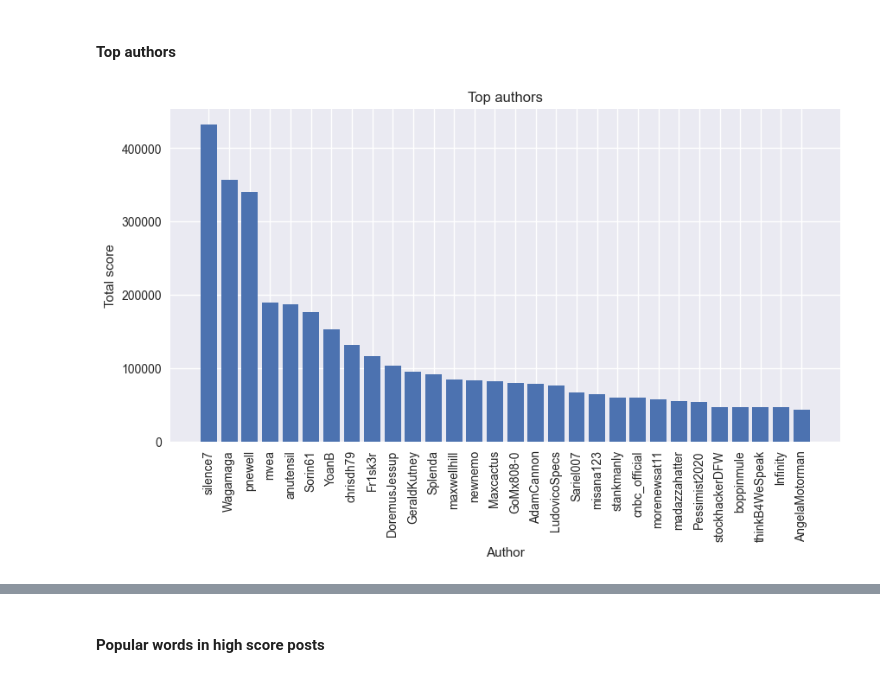
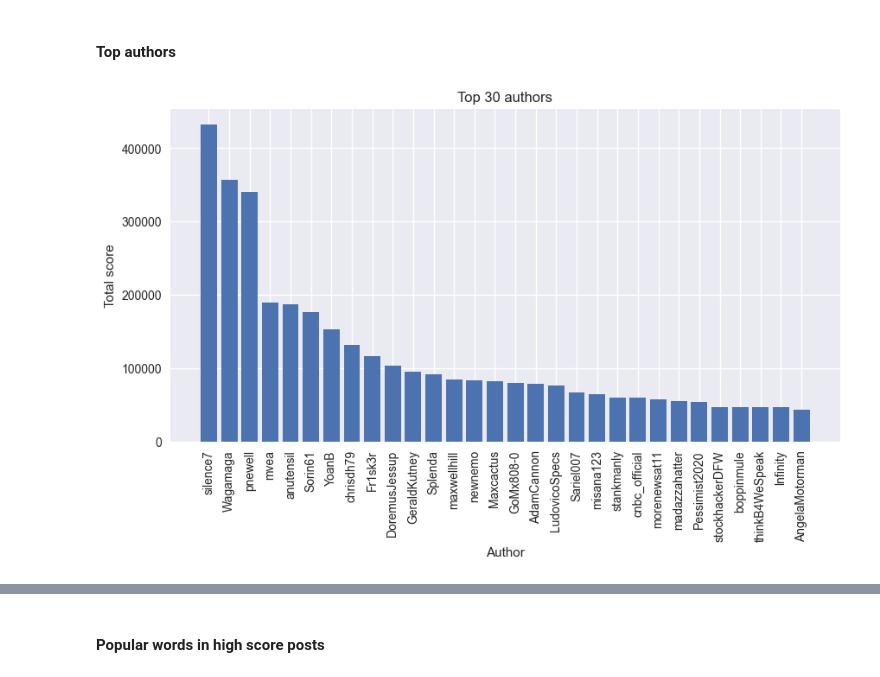
Before and after one commit to mlgomez0/advanced_python_project, a Jupyter notebook: notebooks/feat-visualizations.ipynb, the cells around one changed output, grey strips where cells are left out. Drawn from its saved outputs; the diff is of its cells as text; code cells hidden in the pictures.

```diff
--- a/notebooks/feat-visualizations.ipynb
+++ b/notebooks/feat-visualizations.ipynb
@@ -11,7 +12,13 @@ pd.options.display.max_rows = 100
 # %% [raw]
 Idea objetivo: Understand the topic how actual it is and the drivers for a high score or upvote
 # %%
-df = pd.read_csv('climate_change.csv')
+data = pd.read_csv('climate_change.csv')
-# %%
-df['Time'] = pd.to_datetime(df['Time'], unit='s')
+# %%
+data['Time'] = pd.to_datetime(data['Time'], unit='s')
+data['Year'] = data['Time'].dt.year
+data['Month'] = data['Time'].dt.month
+data['Day'] = data['Time'].dt.day
+data['Hour'] = data['Time'].dt.hour
+data['TimeOfDay'] = pd.cut(data['Time'].dt.hour, bins=[0, 6, 12, 18, 24], labels=['Night', 'Morning', 'Afternoon', 'Evening'])
+data['IsWeekend'] = data['Time'].dt.weekday // 5 == 1
 # %%
@@ -144,16 +132,16 @@ Name: SelfText, Length: 15975, dtype: object
 # %%
 #df.sort_values(by='Score', ascending=False)
 def top_authors():
-    data = df.groupby(by='Autor').agg({ 'Score': 'sum' }).reset_index().sort_values(by='Score', ascending=False).head(30)
+    df = data.groupby(by='Autor').agg({ 'Score': 'sum' }).reset_index().sort_values(by='Score', ascending=False).head(30)
 
     plt.figure(figsize=(10, 5))
-    plt.bar(x=data['Autor'], height=data['Score'])
-    plt.title('Top authors')
+    plt.bar(x=df['Autor'], height=df['Score'])
+    plt.title('Top 30 authors')
     plt.xlabel('Author')
     plt.ylabel('Total score')
     plt.xticks(rotation=90)
     plt.show();
 
 top_authors()
 # %% [output]
-[figure, old version]
+[figure, new version]
```
Also changed, not shown: parts of 26 cells of this notebook.
